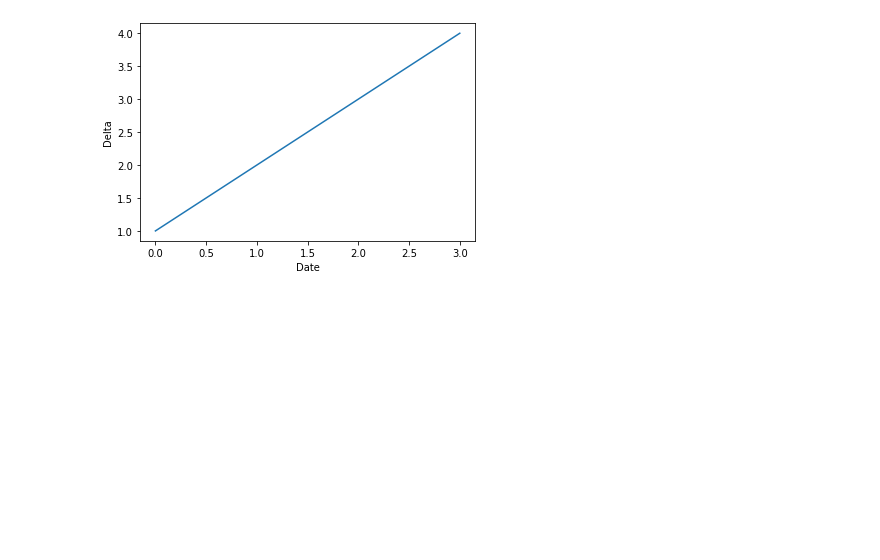
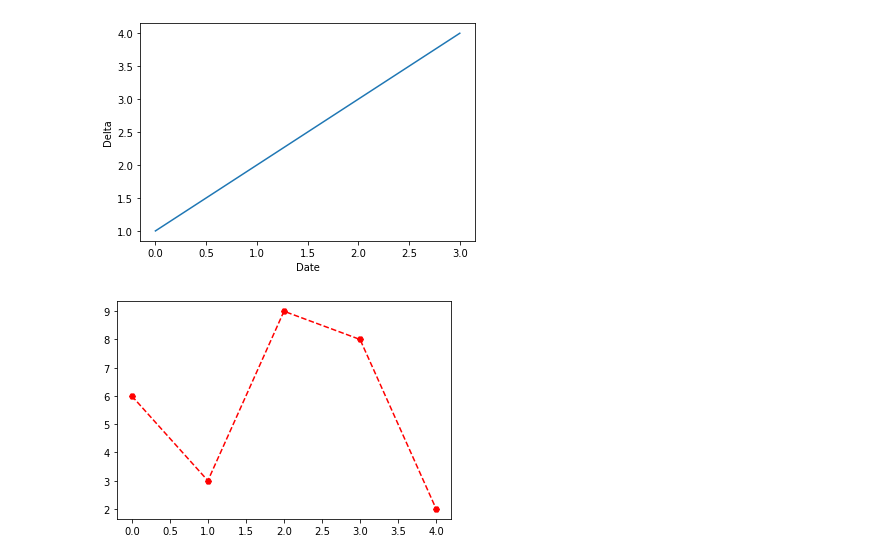
Before and after one commit to Mikdown/CL-Data-Main, a Jupyter notebook: stock_plots.ipynb, the cells around one changed output. Saved outputs shown, nothing was run; the diff lists cells and outputs as text; code cells hidden in the pictures; blank space fills up the shorter version.

```diff
--- a/stock_plots.ipynb
+++ b/stock_plots.ipynb
@@ -10,3 +10,13 @@ pplt.plot([1, 2, 3, 4])
 # %% [output]
 [<matplotlib.lines.Line2D at 0x...>]
 [figure]
+# %%
+from turtle import color
+
+from matplotlib.lines import lineStyles
+
+
+pplt.plot([6, 3, 9, 8, 2], marker = "H", color= 'red', linestyle = 'dashed')
+pplt.show()
+# %% [output]
+[figure, added]
```
Also changed, not shown: 2 other files.
